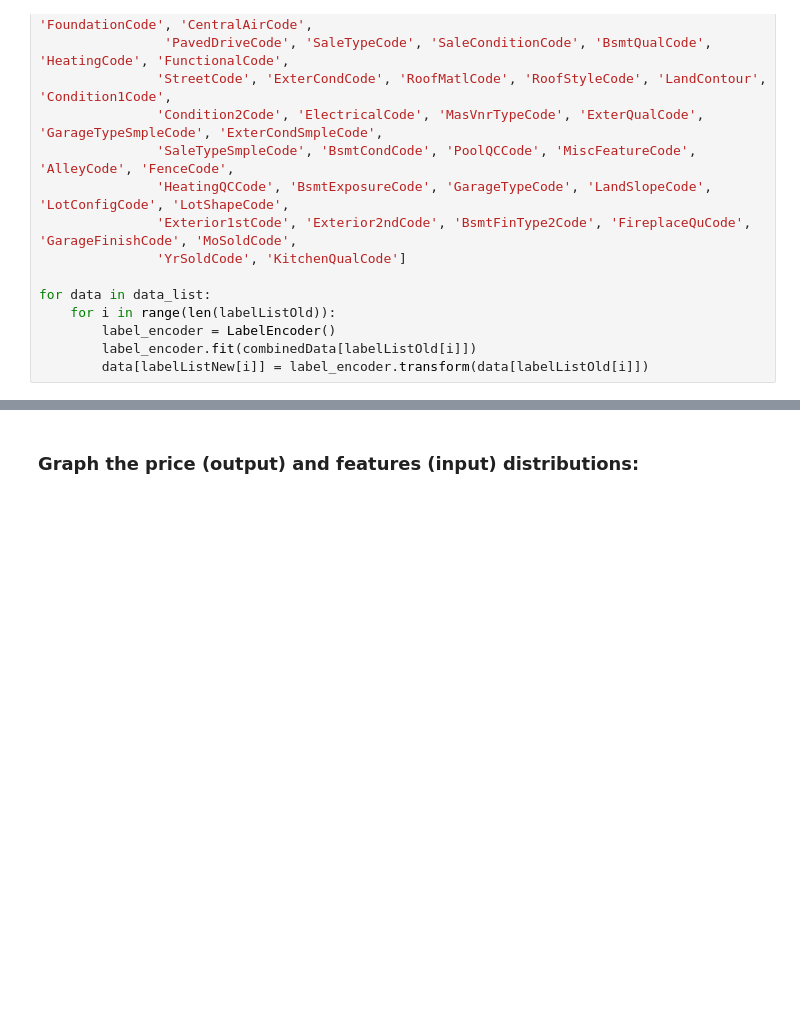
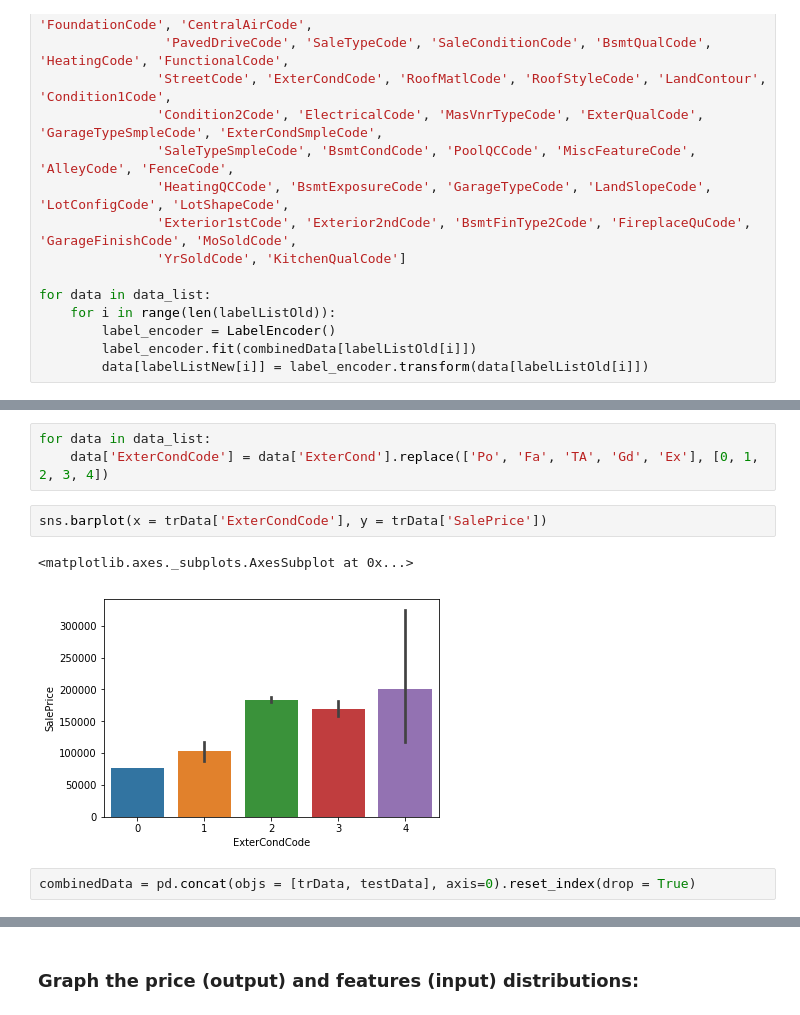
Before and after one commit to hamedrazavi/house_price_prediction_kaggle, a Jupyter notebook: house_prices_prediction_kaggle.ipynb, the cells around one changed output, grey strips where cells are left out. Drawn from its saved outputs; the diff is of its cells as text; blank space fills up the shorter version.

```diff
--- a/house_prices_prediction_kaggle.ipynb
+++ b/house_prices_prediction_kaggle.ipynb
@@ -232,0 +242,10 @@ for data in data_list:
+# %%
+for data in data_list:
+    data['ExterCondCode'] = data['ExterCond'].replace(['Po', 'Fa', 'TA', 'Gd', 'Ex'], [0, 1, 2, 3, 4])
+# %%
+sns.barplot(x = trData['ExterCondCode'], y = trData['SalePrice'])
+# %% [output]
+<matplotlib.axes._subplots.AxesSubplot at 0x...>
+[figure, added]
+# %%
+combinedData = pd.concat(objs = [trData, testData], axis=0).reset_index(drop = True)
```
Also changed, not shown: parts of 18 cells of this notebook.
